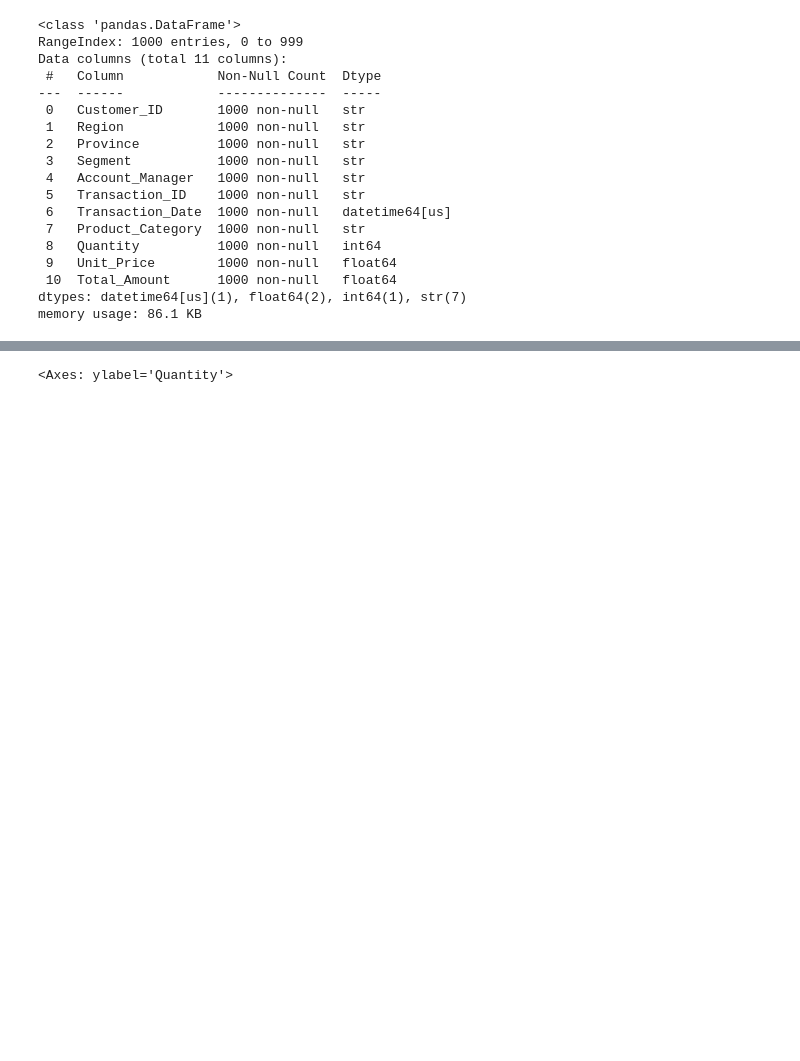
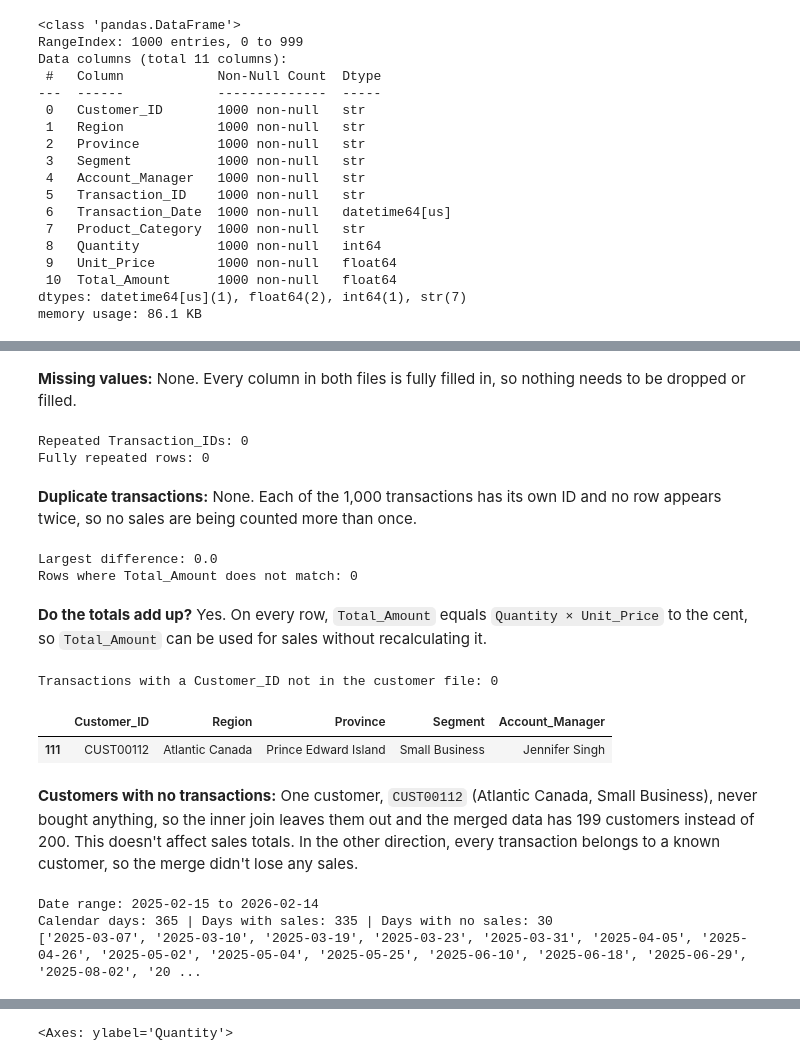
Before and after one commit to CMac57/customer-sales-forecast, a Jupyter notebook: notebooks/01_eda.ipynb, the cells around one changed output, grey strips where cells are left out. Drawn from its saved outputs; the diff is of its cells as text; code cells hidden in the pictures; blank space fills up the shorter version.

Commit message:
Run EDA notebook with sales-forecast kernel

```diff
--- a/notebooks/01_eda.ipynb
+++ b/notebooks/01_eda.ipynb
@@ -97,0 +121,43 @@ memory usage: 86.1 KB
+# %% [markdown]
+**Missing values:** None. Every column in both files is fully filled in, so nothing needs to be dropped or filled.
+# %%
+print('Repeated Transaction_IDs:', df_trans['Transaction_ID'].duplicated().sum())
+print('Fully repeated rows:', df_trans.duplicated().sum())  #check for double-counted transactions
+# %% [output]
+Repeated Transaction_IDs: 0
+Fully repeated rows: 0
+# %% [markdown]
+**Duplicate transactions:** None. Each of the 1,000 transactions has its own ID and no row appears twice, so no sales are being counted more than once.
+# %%
+amount_diff = (df_trans['Total_Amount'] - df_trans['Quantity'] * df_trans['Unit_Price']).abs()
+mismatches = df_trans[amount_diff > 0.01]  #allow for rounding to the cent
+print('Largest difference:', round(amount_diff.max(), 2))
+print('Rows where Total_Amount does not match:', len(mismatches))
+# %% [output]
+Largest difference: 0.0
+Rows where Total_Amount does not match: 0
+# %% [markdown]
+**Do the totals add up?** Yes. On every row, `Total_Amount` equals `Quantity × Unit_Price` to the cent, so `Total_Amount` can be used for sales without recalculating it.
+# %%
+unknown_customers = df_trans[~df_trans['Customer_ID'].isin(df_customer['Customer_ID'])]
+print('Transactions with a Customer_ID not in the customer file:', len(unknown_customers))
+df_customer[~df_customer['Customer_ID'].isin(df_trans['Customer_ID'])]  #customers dropped by the inner join
+# %% [output]
+Transactions with a Customer_ID not in the customer file: 0
+|  | Customer_ID | Region | Province | Segment | Account_Manager |
+| 111 | CUST00112 | Atlantic Canada | Prince Edward Island | Small Business | Jennifer Singh |
+# %% [markdown]
+**Customers with no transactions:** One customer, `CUST00112` (Atlantic Canada, Small Business), never bought anything, so the inner join leaves them out and the merged data has 199 customers instead of 200. This doesn't affect sales totals. In the other direction, every transaction belongs to a known customer, so the merge didn't lose any sales.
+# %%
+first_date = df['Transaction_Date'].min()
+last_date = df['Transaction_Date'].max()
+all_dates = pd.date_range(first_date, last_date, freq='D')
+missing_dates = all_dates.difference(df['Transaction_Date'].unique())  #calendar days with no transactions
+print('Date range:', first_date.date(), 'to', last_date.date())
+print('Calendar days:', len(all_dates), '| Days with sales:', df['Transaction_Date'].nunique(),
+      '| Days with no sales:', len(missing_dates))
+print(missing_dates.strftime('%Y-%m-%d').tolist())
+# %% [output]
+Date range: 2025-02-15 to 2026-02-14
+Calendar days: 365 | Days with sales: 335 | Days with no sales: 30
+['2025-03-07', '2025-03-10', '2025-03-19', '2025-03-23', '2025-03-31', '2025-04-05', '2025-04-26', '2025-05-02', '2025-05-04', '2025-05-25', '2025-06-10', '2025-06-18', '2025-06-29', '2025-08-02', '20 ...
```
Also changed, not shown: parts of 4 cells of this notebook.
